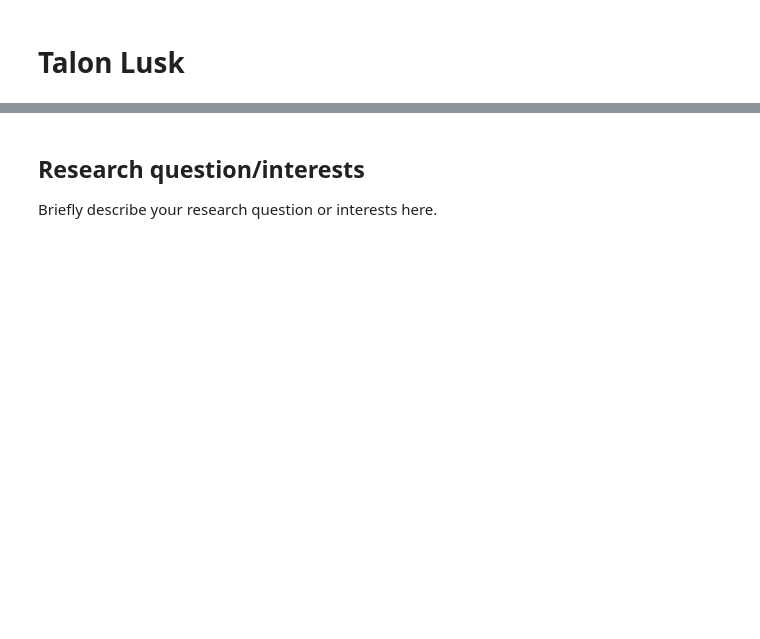
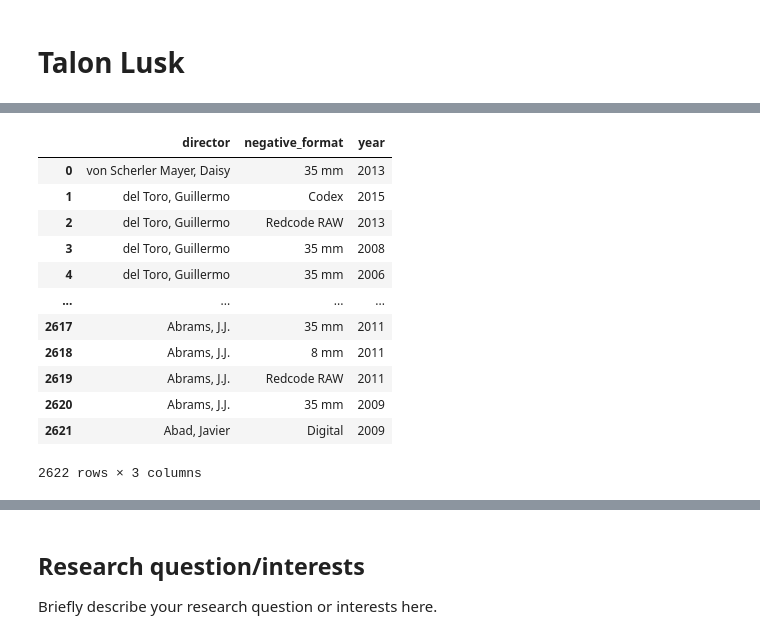
Before and after one commit to ubco-W2022T1-cosc301/project-group16, a Jupyter notebook: notebooks/analysis1.ipynb, the cells around one changed output, grey strips where cells are left out. Cells and saved outputs as stored; diff of their text form; code cells hidden in the pictures; blank space fills up the shorter version.

```diff
--- a/notebooks/analysis1.ipynb
+++ b/notebooks/analysis1.ipynb
@@ -2,0 +14,17 @@
+# %%
+df_clean.nunique(axis=0)
+df_clean
+# %% [output]
+|  | director | negative_format | year |
+| 0 | von Scherler Mayer, Daisy | 35 mm | 2013 |
+| 1 | del Toro, Guillermo | Codex | 2015 |
+| 2 | del Toro, Guillermo | Redcode RAW | 2013 |
+| 3 | del Toro, Guillermo | 35 mm | 2008 |
+| 4 | del Toro, Guillermo | 35 mm | 2006 |
+| ... | ... | ... | ... |
+| 2617 | Abrams, J.J. | 35 mm | 2011 |
+| 2618 | Abrams, J.J. | 8 mm | 2011 |
+| 2619 | Abrams, J.J. | Redcode RAW | 2011 |
+| 2620 | Abrams, J.J. | 35 mm | 2009 |
+| 2621 | Abad, Javier | Digital | 2009 |
+2622 rows × 3 columns
```
Also changed, not shown: parts of 5 cells of this notebook, 1 other file.
